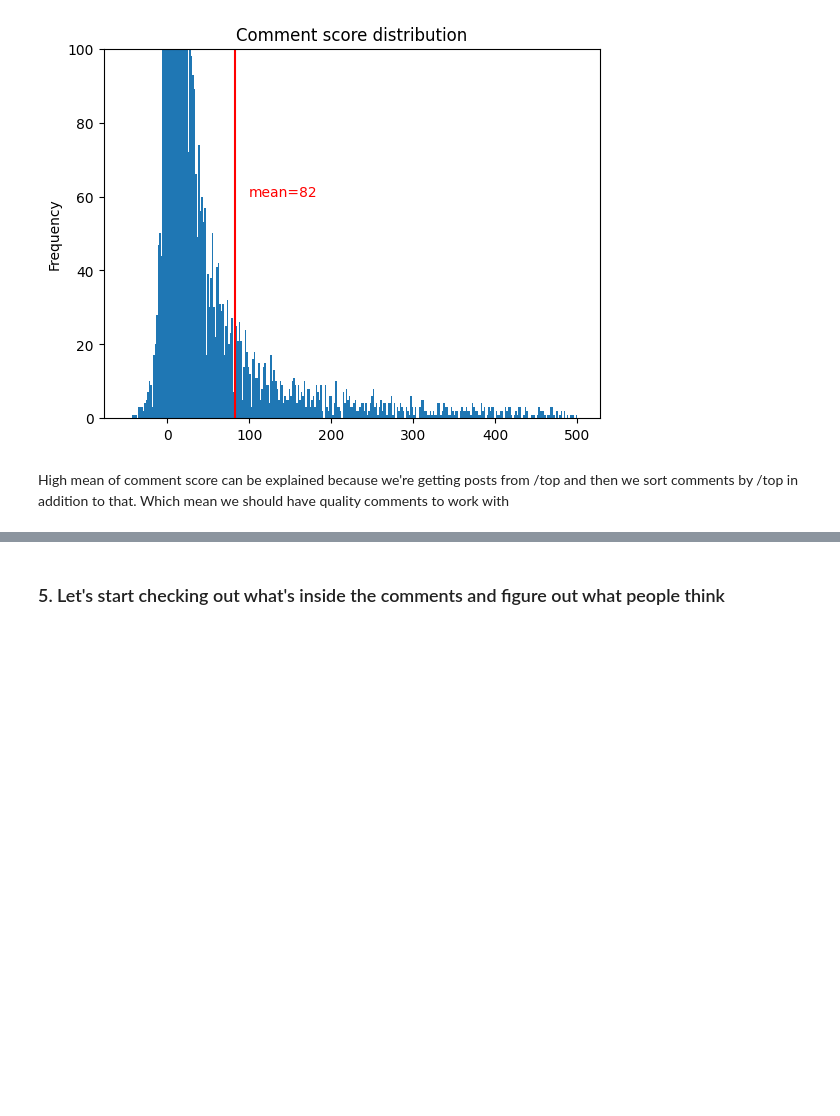
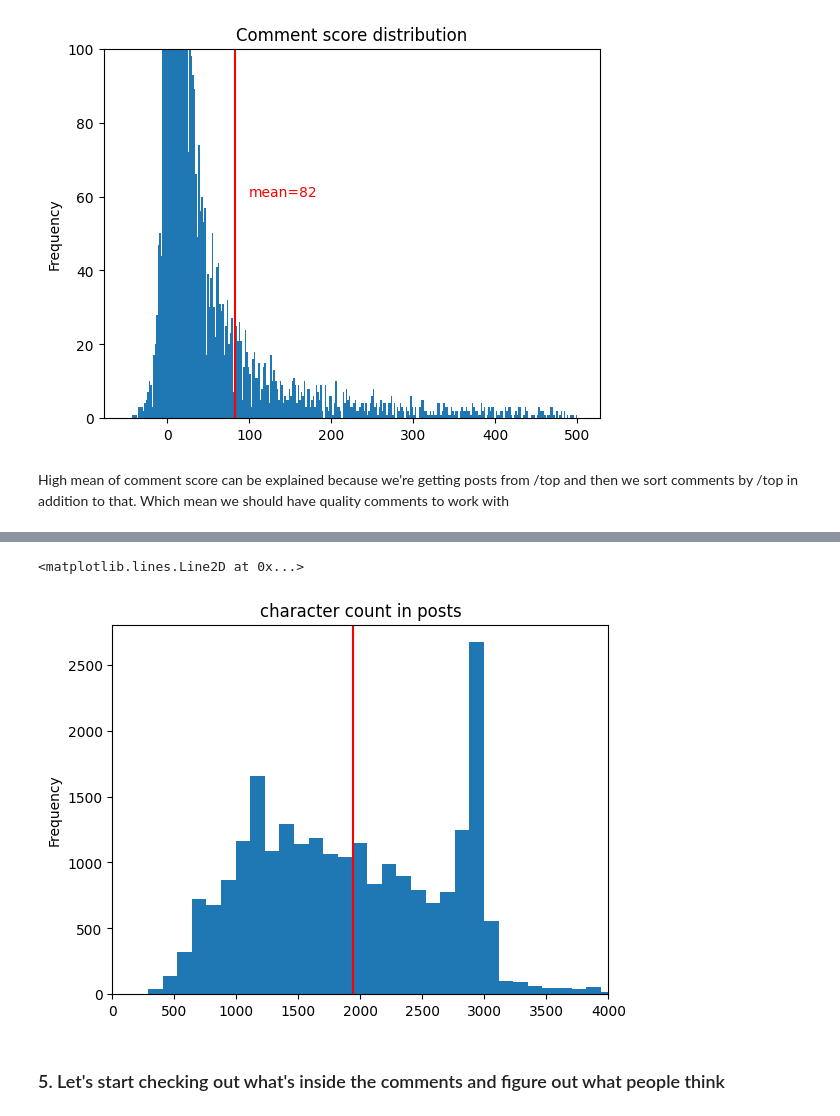
Before and after one commit to Nico404/AITA_data_exploration_and_ML, a Jupyter notebook: AITA_data_exploration.ipynb, the cells around one changed output, grey strips where cells are left out. Cells and saved outputs as stored; diff of their text form; code cells hidden in the pictures; blank space fills up the shorter version.

```diff
--- a/AITA_data_exploration.ipynb
+++ b/AITA_data_exploration.ipynb
@@ -228,3 +238,14 @@ High mean of comment score can be explained because we're getting posts from /to
+# %%
+df["post_content"].str.len().plot(kind = "hist",
+                                  title = "character count in posts",
+                                  bins = 100,
+                                  xlim = [0, 4000]
+                                 )
+mean = df["post_content"].str.len().mean()
+plt.pyplot.axvline(mean, color = "red")
+# %% [output]
+<matplotlib.lines.Line2D at 0x...>
+[figure, added]
 # %% [markdown]
 ### 5. Let's start checking out what's inside the comments and figure out what people think
 # %%
```
Also changed, not shown: parts of 2 cells of this notebook, 1 other file.
